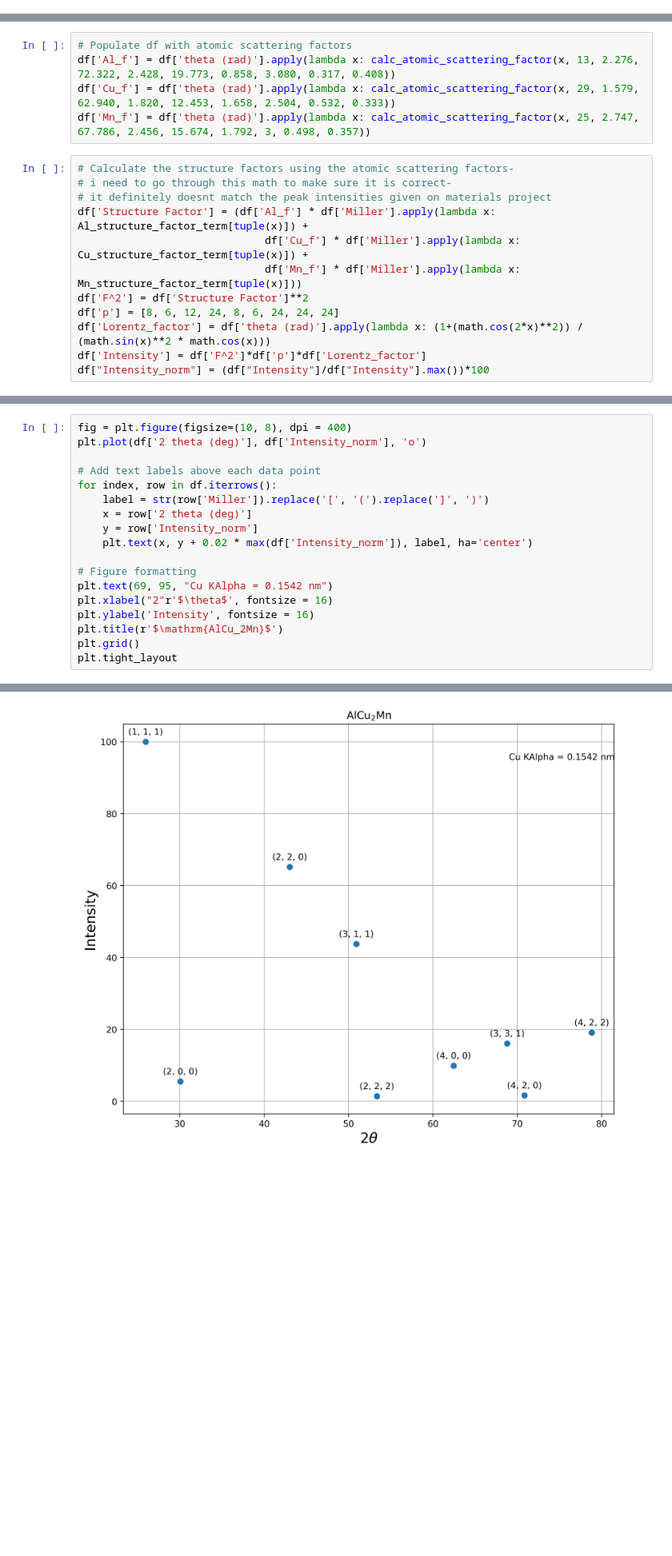
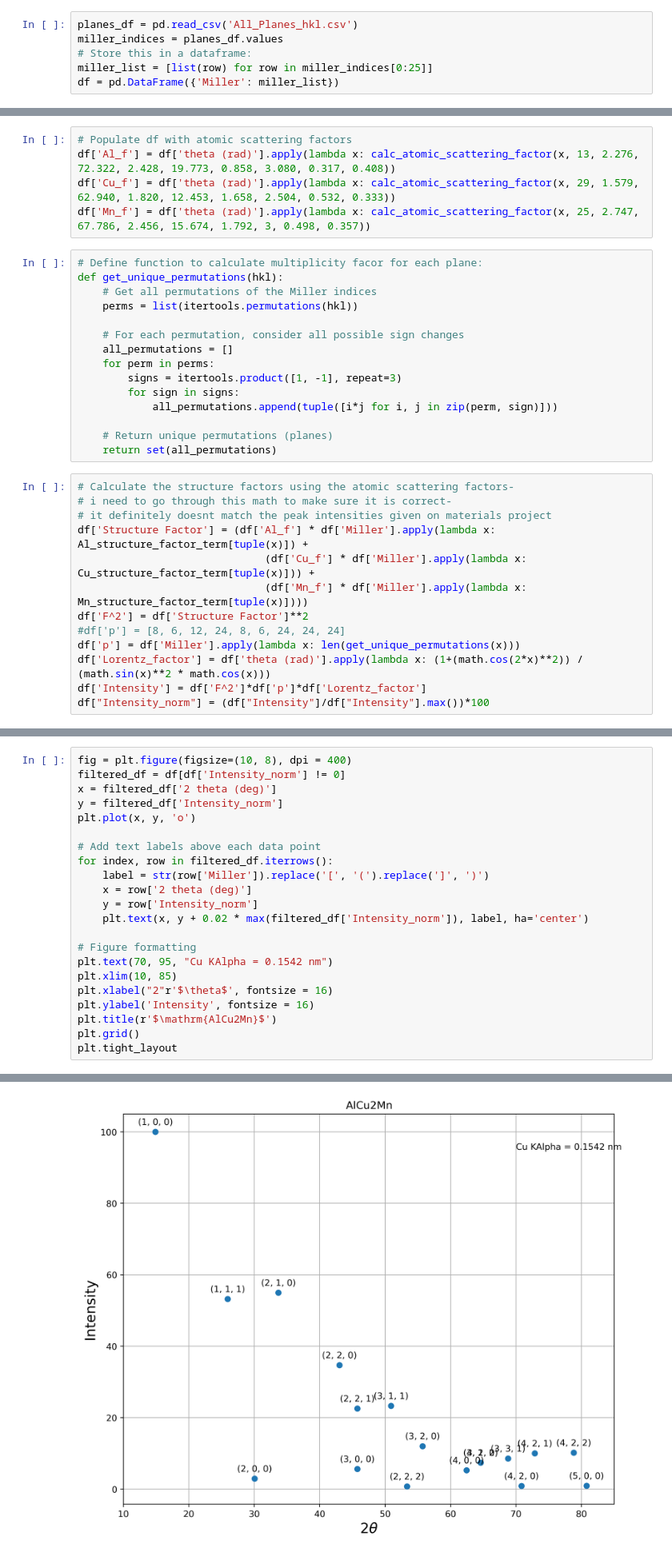
Before and after one commit to Hvossler/XRD, a Jupyter notebook: XRD_AlCu2Mn.ipynb, the cells around one changed output, grey strips where cells are left out. Shown: that part at 80% size. Cells and saved outputs as stored; diff of their text form; blank space fills up the shorter version.

Commit message:
Automated calculation of allowed planes and multiplicity factor

```diff
--- a/XRD_AlCu2Mn.ipynb
+++ b/XRD_AlCu2Mn.ipynb
@@ -27,3 +13,9 @@ df = pd.DataFrame({'Miller': miller_list})
+# %%
+planes_df = pd.read_csv('All_Planes_hkl.csv')
+miller_indices = planes_df.values
+# Store this in a dataframe:
+miller_list = [list(row) for row in miller_indices[0:25]]
+df = pd.DataFrame({'Miller': miller_list})
 # %%
 df['hkl_squared'] = df['Miller'].apply(lambda x: x[0]**2 + x[1]**2 + x[2]**2)
 df['sin theta (rad)'] = df['hkl_squared'].apply(lambda x: math.sqrt((wavelength**2/(4*lattice_constant**2))*x))
@@ -99,15 +98,31 @@ def calc_atomic_scattering_factor(theta, atomic_number, a1, b1, a2, b2, a3, b3,
 df['Al_f'] = df['theta (rad)'].apply(lambda x: calc_atomic_scattering_factor(x, 13, 2.276, 72.322, 2.428, 19.773, 0.858, 3.080, 0.317, 0.408))
 df['Cu_f'] = df['theta (rad)'].apply(lambda x: calc_atomic_scattering_factor(x, 29, 1.579, 62.940, 1.820, 12.453, 1.658, 2.504, 0.532, 0.333))
 df['Mn_f'] = df['theta (rad)'].apply(lambda x: calc_atomic_scattering_factor(x, 25, 2.747, 67.786, 2.456, 15.674, 1.792, 3, 0.498, 0.357))
+# %%
+# Define function to calculate multiplicity facor for each plane:
+def get_unique_permutations(hkl):
+    # Get all permutations of the Miller indices
+    perms = list(itertools.permutations(hkl))
+
+    # For each permutation, consider all possible sign changes
+    all_permutations = []
+    for perm in perms:
+        signs = itertools.product([1, -1], repeat=3)
+        for sign in signs:
+            all_permutations.append(tuple([i*j for i, j in zip(perm, sign)]))
+
+    # Return unique permutations (planes)
+    return set(all_permutations)
 # %%
 # Calculate the structure factors using the atomic scattering factors-
 # i need to go through this math to make sure it is correct-
 # it definitely doesnt match the peak intensities given on materials project
 df['Structure Factor'] = (df['Al_f'] * df['Miller'].apply(lambda x: Al_structure_factor_term[tuple(x)]) +
-                              df['Cu_f'] * df['Miller'].apply(lambda x: Cu_structure_factor_term[tuple(x)]) +
-                              df['Mn_f'] * df['Miller'].apply(lambda x: Mn_structure_factor_term[tuple(x)]))
+                              (df['Cu_f'] * df['Miller'].apply(lambda x: Cu_structure_factor_term[tuple(x)])) +
+                              (df['Mn_f'] * df['Miller'].apply(lambda x: Mn_structure_factor_term[tuple(x)])))
 df['F^2'] = df['Structure Factor']**2
-df['p'] = [8, 6, 12, 24, 8, 6, 24, 24, 24]
+#df['p'] = [8, 6, 12, 24, 8, 6, 24, 24, 24]
+df['p'] = df['Miller'].apply(lambda x: len(get_unique_permutations(x)))
 df['Lorentz_factor'] = df['theta (rad)'].apply(lambda x: (1+(math.cos(2*x)**2)) / (math.sin(x)**2 * math.cos(x)))
 df['Intensity'] = df['F^2']*df['p']*df['Lorentz_factor']
 df["Intensity_norm"] = (df["Intensity"]/df["Intensity"].max())*100
@@ -127,21 +129,25 @@ df
 # %%
 fig = plt.figure(figsize=(10, 8), dpi = 400)
-plt.plot(df['2 theta (deg)'], df['Intensity_norm'], 'o')
+filtered_df = df[df['Intensity_norm'] != 0]
+x = filtered_df['2 theta (deg)']
+y = filtered_df['Intensity_norm']
+plt.plot(x, y, 'o')
 
 # Add text labels above each data point
-for index, row in df.iterrows():
+for index, row in filtered_df.iterrows():
     label = str(row['Miller']).replace('[', '(').replace(']', ')')
     x = row['2 theta (deg)']
     y = row['Intensity_norm']
-    plt.text(x, y + 0.02 * max(df['Intensity_norm']), label, ha='center')
+    plt.text(x, y + 0.02 * max(filtered_df['Intensity_norm']), label, ha='center')
 
 # Figure formatting
-plt.text(69, 95, "Cu KAlpha = 0.1542 nm")
+plt.text(70, 95, "Cu KAlpha = 0.1542 nm")
+plt.xlim(10, 85)
 plt.xlabel("2"r'$\theta$', fontsize = 16)
 plt.ylabel('Intensity', fontsize = 16)
-plt.title(r'$\mathrm{AlCu_2Mn}$')
+plt.title(r'$\mathrm{AlCu2Mn}$')
 plt.grid()
 plt.tight_layout
 # %% [output]
 <function matplotlib.pyplot.tight_layout(*, pad=1.08, h_pad=None, w_pad=None, rect=None)>
-[figure, old version]
+[figure, new version]
```
Also changed, not shown: parts of 5 cells of this notebook, 6 other files.
